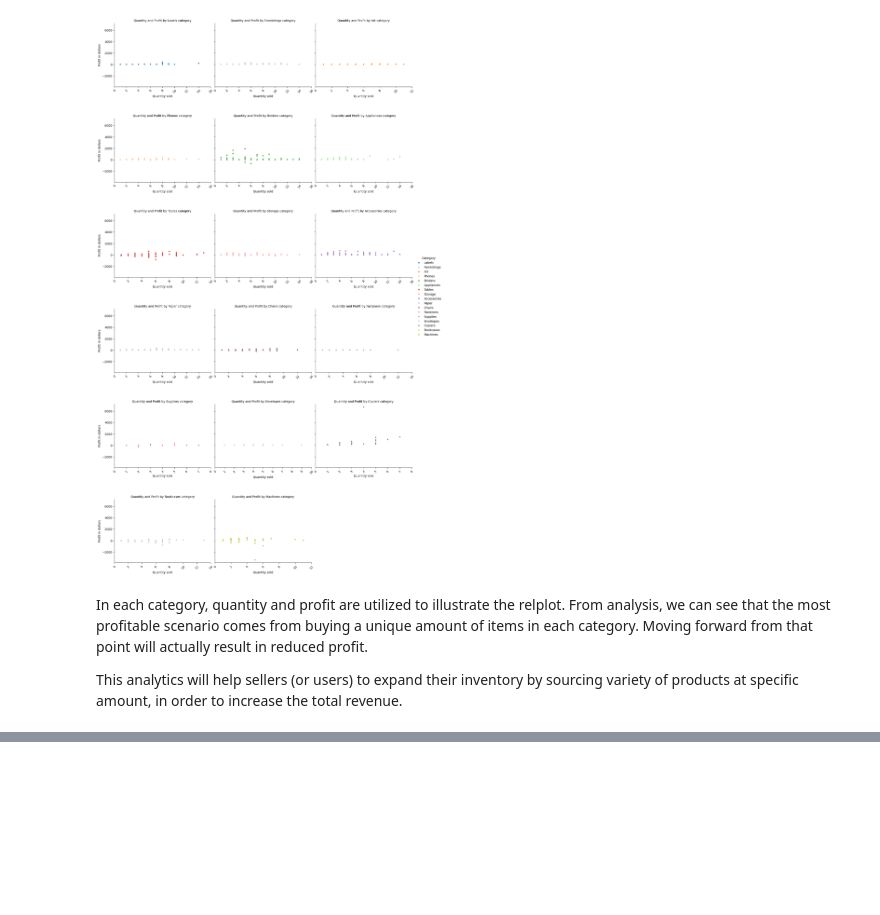
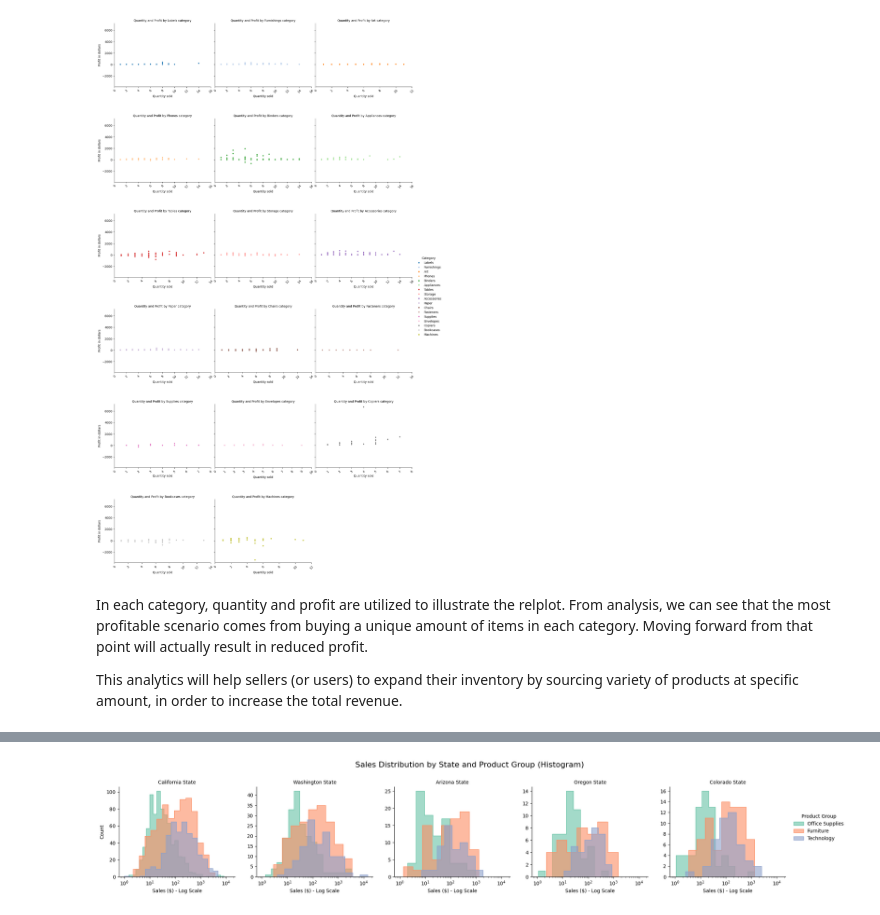
Before and after one commit to sjensen39/CS133_GP1, a Jupyter notebook: project_class_notebooks/P1_initial_exploration.ipynb, the cells around one changed output, grey strips where cells are left out. Saved outputs shown, nothing was run; the diff lists cells and outputs as text; code cells hidden in the pictures; blank space fills up the shorter version.

```diff
--- a/project_class_notebooks/P1_initial_exploration.ipynb
+++ b/project_class_notebooks/P1_initial_exploration.ipynb
@@ -229,0 +418,37 @@ This analytics will help sellers (or users) to expand their inventory by sourcin
+# %%
+import matplotlib.pyplot as plt
+import seaborn as sns
+
+# Filter to the same top 5 states as before
+top_states = prod_cat_group['State'].value_counts().nlargest(5).index
+filtered_data = prod_cat_group[prod_cat_group['State'].isin(top_states)]
+
+# Create a faceted histogram to visualize distributions clearly
+g = sns.FacetGrid(
+    data=filtered_data,
+    col="State",
+    hue="Product Group",
+    palette="Set2",
+    height=4,
+    aspect=1,
+    sharey=False
+)
+
+# Map a histogram with a log scale for Sales to handle outliers
+g.map_dataframe(
+    sns.histplot,
+    x="Sales",
+    element="step",
+    stat="count",
+    log_scale=True,
+    alpha=0.6
+)
+
+g.add_legend(title="Product Group")
+g.set_titles(col_template="{col_name} State")
+g.set_axis_labels("Sales ($) - Log Scale", "Count")
+plt.subplots_adjust(top=0.8)
+g.figure.suptitle("Sales Distribution by State and Product Group (Histogram)", fontsize=16)
+plt.show()
+# %% [output]
+[figure, added]
```
Also changed, not shown: parts of 10 cells of this notebook.
